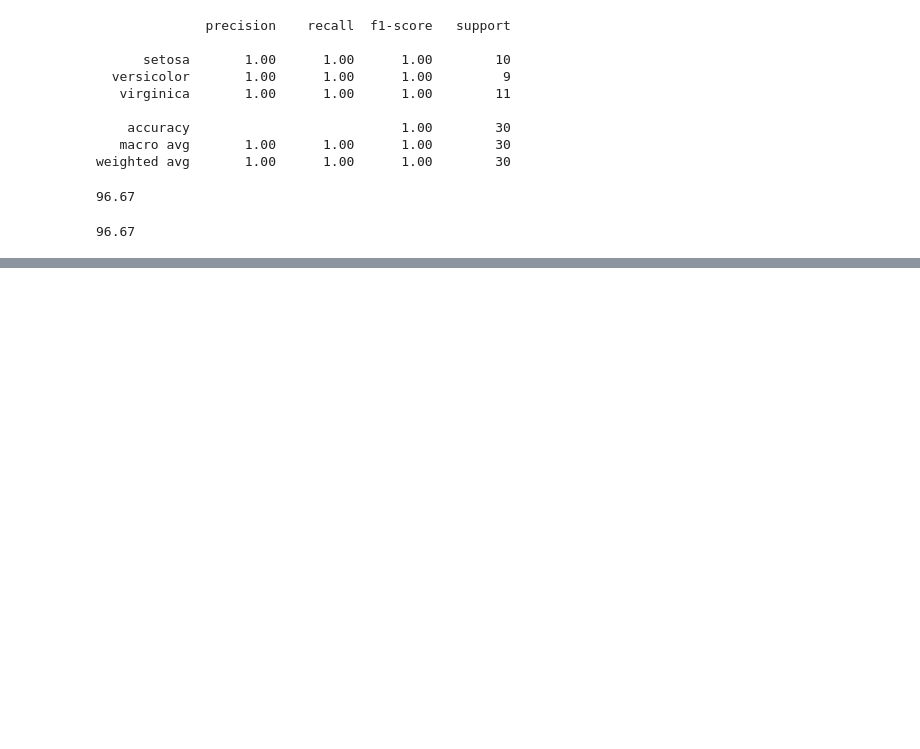
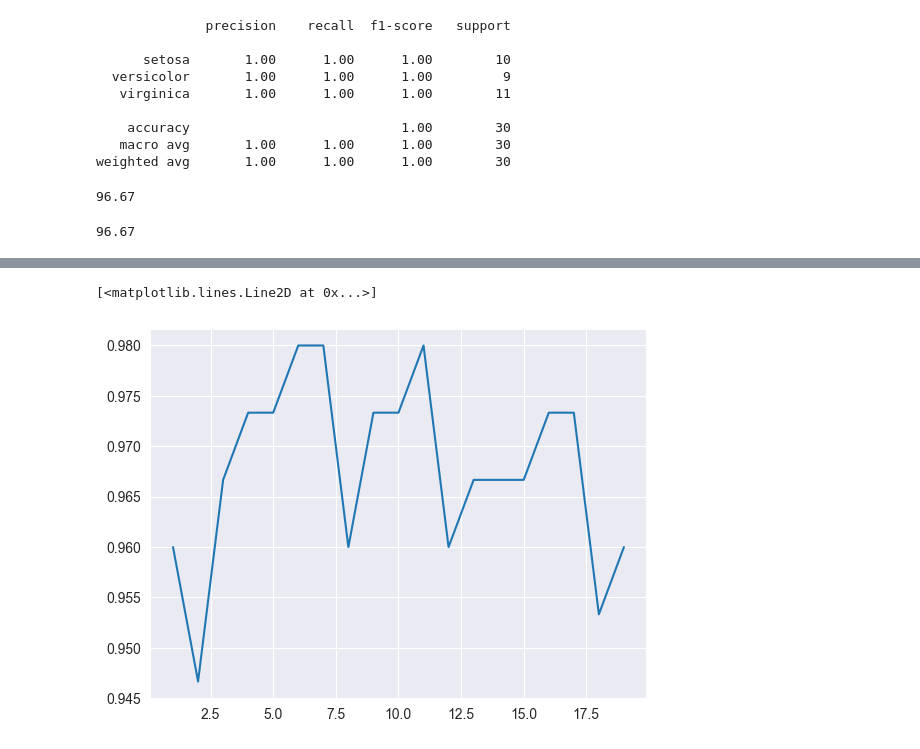
Before and after one commit to MLN142/Iris_flower_classification, a Jupyter notebook: IRIS.ipynb, the cells around one changed output, grey strips where cells are left out. Saved outputs shown, nothing was run; the diff lists cells and outputs as text; code cells hidden in the pictures; blank space fills up the shorter version.

```diff
--- a/IRIS.ipynb
+++ b/IRIS.ipynb
@@ -242,0 +245,4 @@ print(f"{score.mean()*100:.2f}")
+# %%
+knn_model=KNeighborsClassifier(n_neighbors=7)
+# %%
+knn_model.fit(X_train,y_train)
@@ -242,0 +265,3 @@ print(f"{score.mean()*100:.2f}")
+# %%
+score=cross_val_score(knn_model,X,y,cv=5)
+print(f"{score.mean()*100:.2f}%")
@@ -242,0 +270,9 @@ print(f"{score.mean()*100:.2f}")
+# %%
+knn_acc=[]
+for i in range(1,20):
+  km=KNeighborsClassifier(n_neighbors=i)
+  km.fit(X_train,y_train)
+  pred=km.predict(X_test)
+  score=cross_val_score(km,X,y,cv=5)
+  knn_acc.append(score.mean())
+knn_acc
@@ -242,0 +299,5 @@ print(f"{score.mean()*100:.2f}")
+# %%
+plt.plot(range(1,20),knn_acc)
+# %% [output]
+[<matplotlib.lines.Line2D at 0x...>]
+[figure, added]
```
Also changed, not shown: parts of 6 cells of this notebook.
